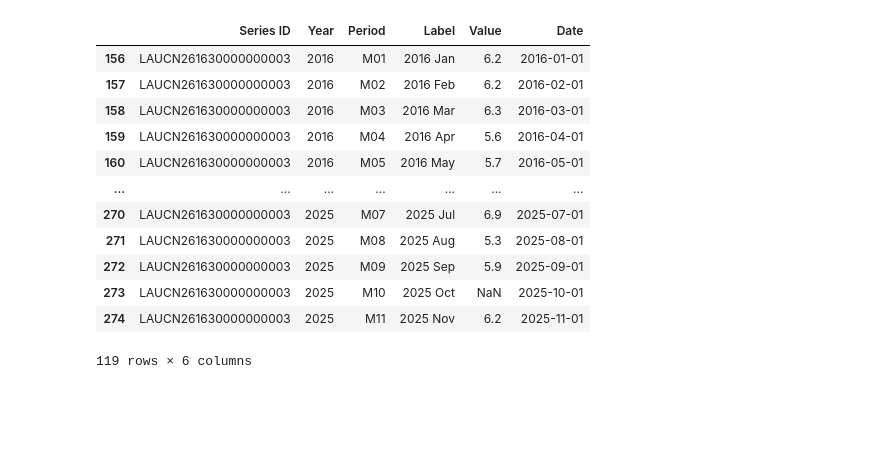
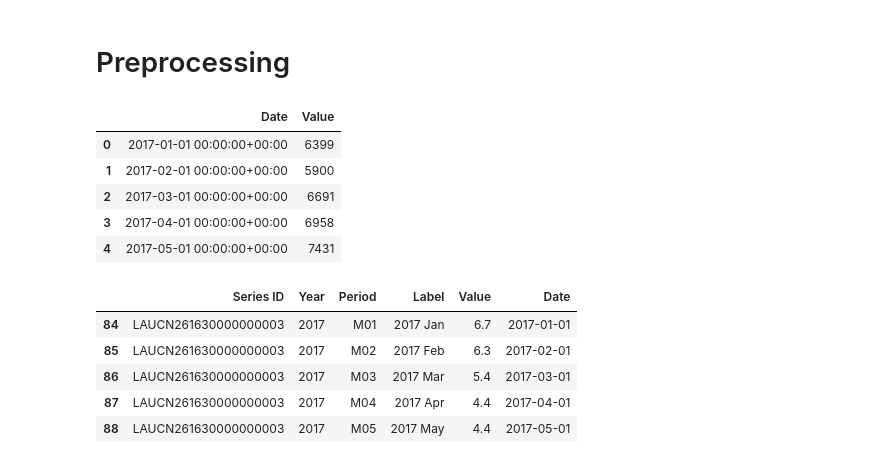
Before and after one commit to garrettpinkston2015/531_Time_Series, a Jupyter notebook: Unemployment Data EDA.ipynb, the cells around one changed output. Cells and saved outputs as stored; diff of their text form; code cells hidden in the pictures; blank space fills up the shorter version.

```diff
--- a/Unemployment Data EDA.ipynb
+++ b/Unemployment Data EDA.ipynb
@@ -5,24 +1,66 @@ import matplotlib.pyplot as plt
+# %%
+import pandas as pd
+import numpy as np
+import matplotlib.pyplot as plt
+pd.set_option('display.max_columns', None)
+# %% [markdown]
+# Preprocessing
 # %%
-df = pd.read_csv("./file (1).csv")
-df.head()
-
-df = df[df['Year'] >= 2016]
+crime = pd.read_csv("./Data/rms_crime_incidents.csv",low_memory=False)
+unemployment = pd.read_csv("./Data/unemployment_wayne_county.csv")
+# %%
+import pandas as pd
+
+# Ensure datetime
+crime["incident_occurred_at"] = pd.to_datetime(
+    crime["incident_occurred_at"],
+    errors="coerce"
+)
+
+# Filter to 2017–2025
+crime_ts = crime.loc[
+    (crime["incident_occurred_at"] >= "2017-01-01") &
+    (crime["incident_occurred_at"] <  "2026-01-01")
+].copy()
+
+# Create monthly dataframe
+crime = (
+    crime_ts
+    .set_index("incident_occurred_at")
+    .resample("MS")                # Month Start
+    .size()
+    .reset_index(name="Value")
+    .rename(columns={"incident_occurred_at": "Date"})
+)
+
+crime["Date"] = pd.to_datetime(crime["Date"], format="%Y %b")
+
+
+crime.head()
+# %% [output]
+|  | Date | Value |
+| 0 | 2017-01-01 00:00:00+00:00 | 6399 |
+| 1 | 2017-02-01 00:00:00+00:00 | 5900 |
+| 2 | 2017-03-01 00:00:00+00:00 | 6691 |
+| 3 | 2017-04-01 00:00:00+00:00 | 6958 |
+| 4 | 2017-05-01 00:00:00+00:00 | 7431 |
 # %%
-df["Date"] = pd.to_datetime(df["Label"], format="%Y %b")
-df['Value'] = pd.to_numeric(df['Value'], errors='coerce')
+unemployment["Date"] = pd.to_datetime(unemployment["Label"], format="%Y %b")
+
+unemployment = unemployment.loc[
+    (unemployment["Date"] >= "2017-01-01") &
+    (unemployment["Date"] <  "2026-01-01")
+].copy()
+
+unemployment['Value'] = pd.to_numeric(unemployment['Value'], errors='coerce')
+
+unemployment['Value'] = unemployment['Value'].astype(float).interpolate(method='linear')
 # %%
-df
+unemployment.head()
 # %% [output]
 |  | Series ID | Year | Period | Label | Value | Date |
-| 156 | LAUCN261630000000003 | 2016 | M01 | 2016 Jan | 6.2 | 2016-01-01 |
-| 157 | LAUCN261630000000003 | 2016 | M02 | 2016 Feb | 6.2 | 2016-02-01 |
-| 158 | LAUCN261630000000003 | 2016 | M03 | 2016 Mar | 6.3 | 2016-03-01 |
-| 159 | LAUCN261630000000003 | 2016 | M04 | 2016 Apr | 5.6 | 2016-04-01 |
-| 160 | LAUCN261630000000003 | 2016 | M05 | 2016 May | 5.7 | 2016-05-01 |
-| ... | ... | ... | ... | ... | ... | ... |
-| 270 | LAUCN261630000000003 | 2025 | M07 | 2025 Jul | 6.9 | 2025-07-01 |
-| 271 | LAUCN261630000000003 | 2025 | M08 | 2025 Aug | 5.3 | 2025-08-01 |
-| 272 | LAUCN261630000000003 | 2025 | M09 | 2025 Sep | 5.9 | 2025-09-01 |
-| 273 | LAUCN261630000000003 | 2025 | M10 | 2025 Oct | NaN | 2025-10-01 |
-| 274 | LAUCN261630000000003 | 2025 | M11 | 2025 Nov | 6.2 | 2025-11-01 |
+| 84 | LAUCN261630000000003 | 2017 | M01 | 2017 Jan | 6.7 | 2017-01-01 |
+| 85 | LAUCN261630000000003 | 2017 | M02 | 2017 Feb | 6.3 | 2017-02-01 |
+| 86 | LAUCN261630000000003 | 2017 | M03 | 2017 Mar | 5.4 | 2017-03-01 |
+| 87 | LAUCN261630000000003 | 2017 | M04 | 2017 Apr | 4.4 | 2017-04-01 |
+| 88 | LAUCN261630000000003 | 2017 | M05 | 2017 May | 4.4 | 2017-05-01 |
-119 rows × 6 columns
```
Also changed, not shown: parts of 19 cells of this notebook.
